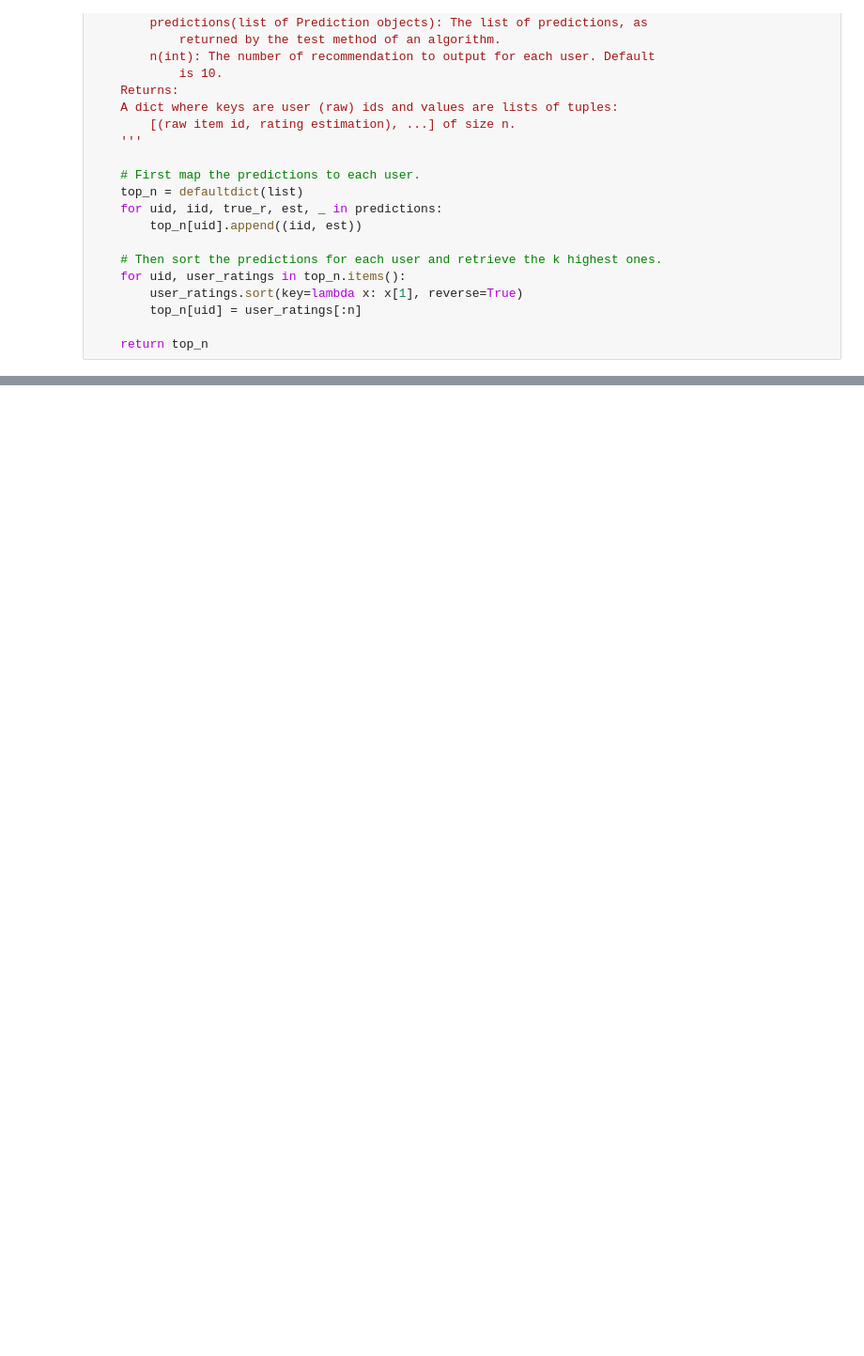
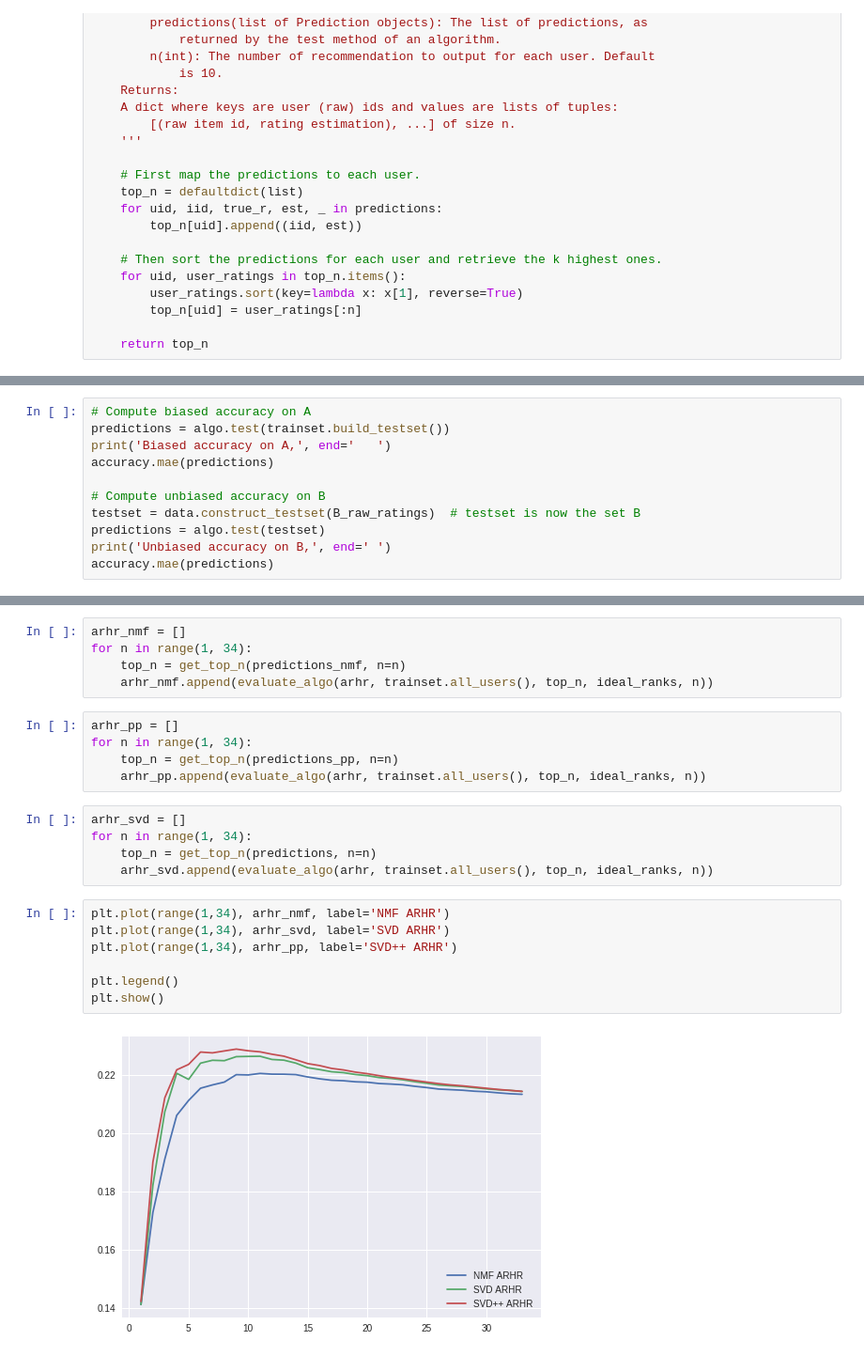
Before and after one commit to Makazone/BachelorThesis, a Jupyter notebook: Diploma.ipynb, the cells around one changed output, grey strips where cells are left out. Shown at 94% size. Cells and saved outputs as stored; diff of their text form; blank space fills up the shorter version.

```diff
--- a/Diploma.ipynb
+++ b/Diploma.ipynb
@@ -44,0 +168,11 @@ top_n = get_top_n(predictions, n=10)
+# %%
+# Compute biased accuracy on A
+predictions = algo.test(trainset.build_testset())
+print('Biased accuracy on A,', end='   ')
+accuracy.mae(predictions)
+
+# Compute unbiased accuracy on B
+testset = data.construct_testset(B_raw_ratings)  # testset is now the set B
+predictions = algo.test(testset)
+print('Unbiased accuracy on B,', end=' ')
+accuracy.mae(predictions)
@@ -44,0 +192,24 @@ top_n = get_top_n(predictions, n=10)
+# %%
+arhr_nmf = []
+for n in range(1, 34):
+    top_n = get_top_n(predictions_nmf, n=n)
+    arhr_nmf.append(evaluate_algo(arhr, trainset.all_users(), top_n, ideal_ranks, n))
+# %%
+arhr_pp = []
+for n in range(1, 34):
+    top_n = get_top_n(predictions_pp, n=n)
+    arhr_pp.append(evaluate_algo(arhr, trainset.all_users(), top_n, ideal_ranks, n))
+# %%
+arhr_svd = []
+for n in range(1, 34):
+    top_n = get_top_n(predictions, n=n)
+    arhr_svd.append(evaluate_algo(arhr, trainset.all_users(), top_n, ideal_ranks, n))
+# %%
+plt.plot(range(1,34), arhr_nmf, label='NMF ARHR')
+plt.plot(range(1,34), arhr_svd, label='SVD ARHR')
+plt.plot(range(1,34), arhr_pp, label='SVD++ ARHR')
+
+plt.legend()
+plt.show()
+# %% [output]
+[figure, added]
```
Also changed, not shown: parts of 37 cells of this notebook.
